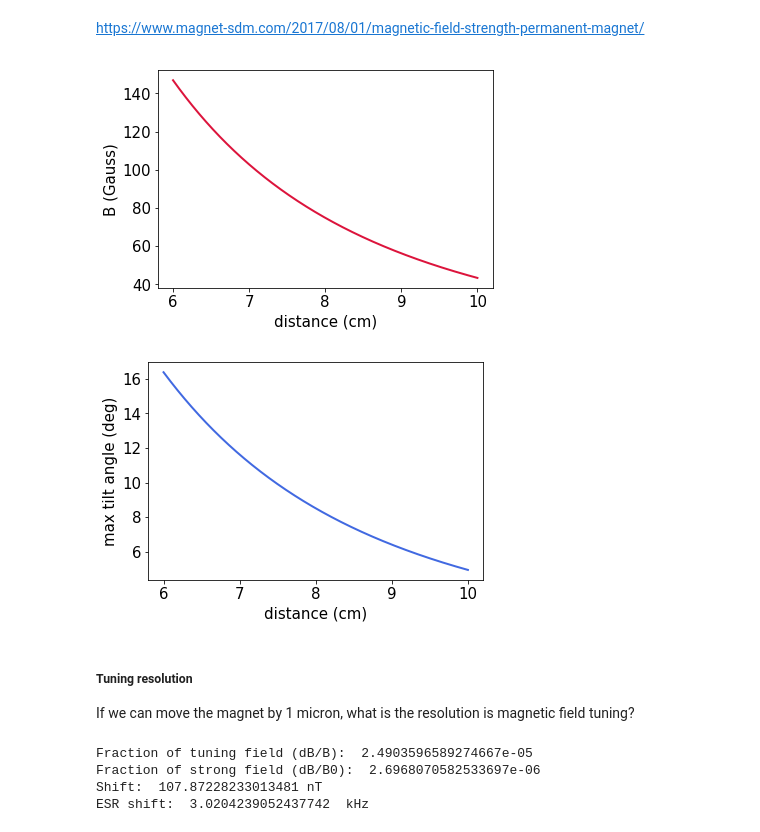
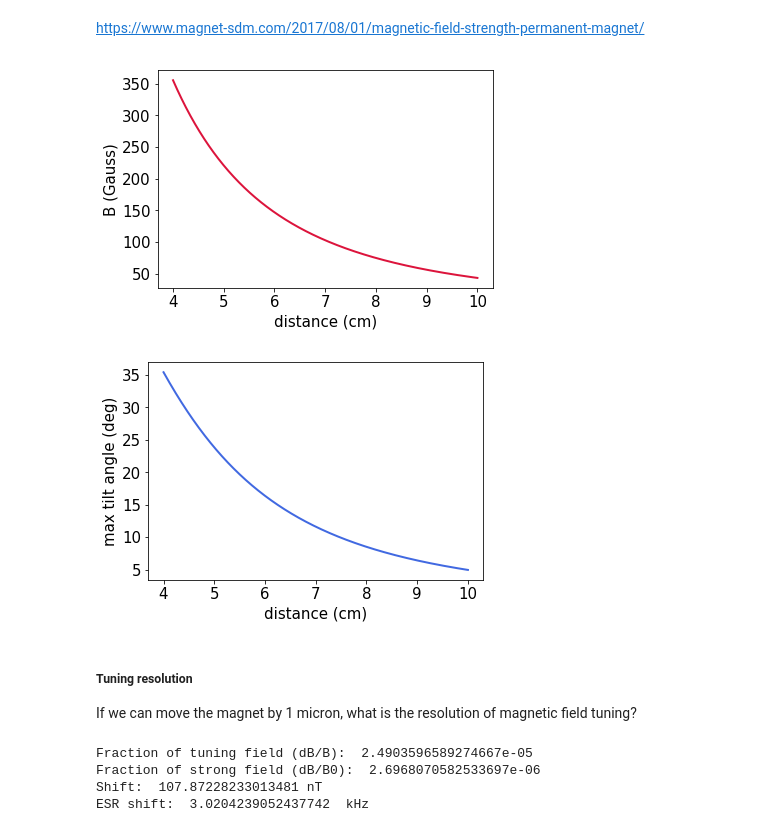
Before and after one commit to NunoEdgarGub1/simulations, a Jupyter notebook: scripts/_cristian_varia/permanent_magnet.ipynb, the cells around one changed output. Cells and saved outputs as stored; diff of their text form; code cells hidden in the pictures.

```diff
--- a/scripts/_cristian_varia/permanent_magnet.ipynb
+++ b/scripts/_cristian_varia/permanent_magnet.ipynb
@@ -12,32 +12,32 @@ matplotlib.rc('ytick', labelsize=15)
 # %%
 # Magnet for fine alignment
 Br = 14200 # residual induction (G)
 D = 30 #magnet diameter (mm)
 L0 = 50 #magnet thickness (mm)
 # magnet from Stuttgart's paper
 
 R = 0.5*D*1e-3
 L = L0*1e-3
-x = np.linspace (0.06,0.10, 1000) #distance from magnet (m)
+x = np.linspace (0.04,0.10, 1000) #distance from magnet (m)
 B = 0.5*Br*(((L+x)/((R**2+(L+x)**2)**0.5))-(x/((x**2+R**2)**0.5)))
 
 plt.plot (x*100, B, color = 'crimson', linewidth = 2)
 plt.xlabel ('distance (cm)', fontsize = 15)
 plt.ylabel ('B (Gauss)', fontsize = 15)
 plt.show()
 
 B0 = 500 #static magnetic field (G)
 angle = (180/np.pi)*np.arctan (B/B0)
 plt.plot (x*100, angle, color = 'royalblue', linewidth = 2)
 plt.xlabel ('distance (cm)', fontsize = 15)
 plt.ylabel ('max tilt angle (deg)', fontsize = 15)
 plt.show()
 # %% [output]
-[figure, old version]
+[figure, new version]
-[figure, old version]
+[figure, new version]
 # %% [markdown]
 ##### Tuning resolution
-If we can move the magnet by 1 micron, what is the resolution is magnetic field tuning?
+If we can move the magnet by 1 micron, what is the resolution of magnetic field tuning?
 # %%
 # Magnet outside the cryo for fine alignment
 Br = 14200 # residual induction (G)
```
Also changed, not shown: parts of 3 cells of this notebook, 2 other files.
